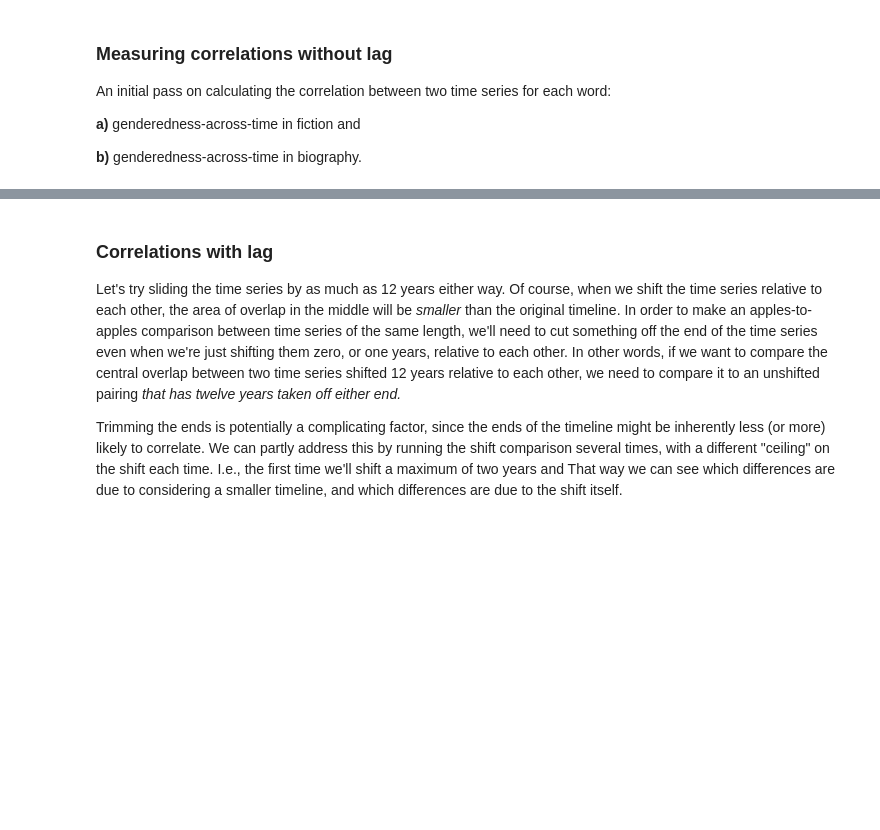
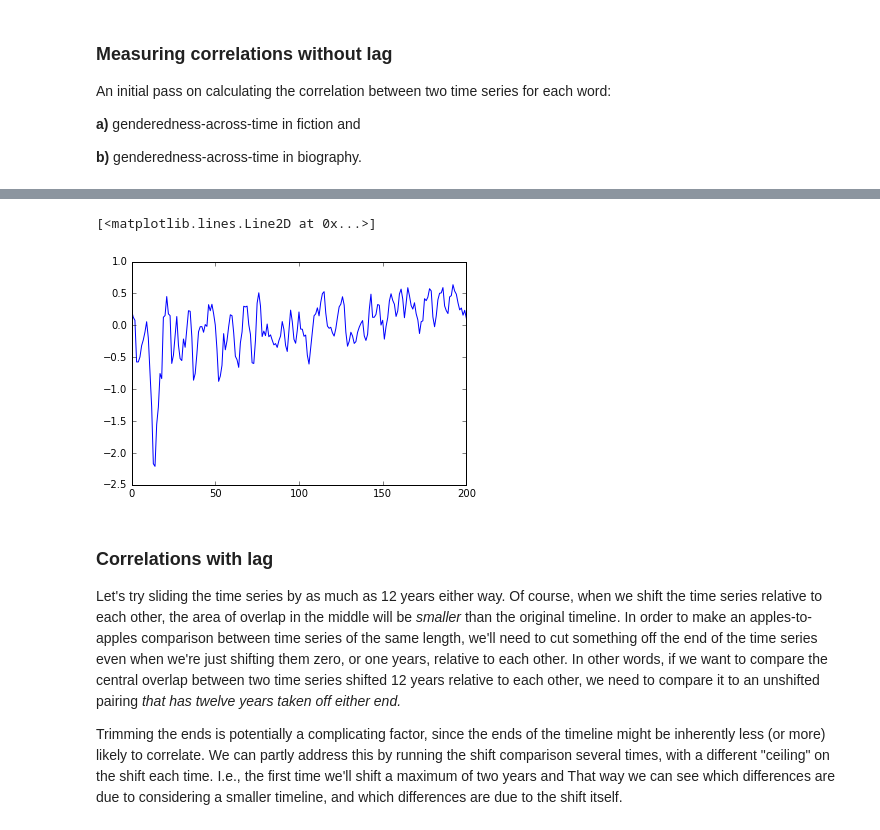
Before and after one commit to tedunderwood/biographies, a Jupyter notebook: code/timeseries_lag_balanced.ipynb, the cells around one changed output, grey strips where cells are left out. Cells and saved outputs as stored; diff of their text form; code cells hidden in the pictures; blank space fills up the shorter version.

```diff
--- a/code/timeseries_lag_balanced.ipynb
+++ b/code/timeseries_lag_balanced.ipynb
@@ -130,0 +134,32 @@ Faint but nontrivial correlation.
+# %%
+## What happens if we smooth a bit?
+
+r_list = []
+significant = 0
+
+def smoothed(sequence):
+    smoothversion = []
+    for i in range(len(sequence)):
+        toaverage = []
+        toaverage.append(sequence[i])
+        if i > 0:
+            toaverage.append(sequence[i-1])
+        if i < (len(sequence) - 1):
+            toaverage.append(sequence[i + 1])
+        smoothversion.append(sum(toaverage) / len(toaverage))
+    return smoothversion
+
+for w in shared_list:
+
+    r, p = pearsonr(smoothed(fic_subset[w]), smoothed(bio_subset[w]))
+    r_list.append(r)
+    if (p / 2) < 0.05 and r > 0:
+        significant += 1
+    # The scipy function reports a two-tailed p-value
+    # But we are clearly expecting positive correlations
+    # and wouldn't consider negative ones as significant.
+    # So I'm dividing p by 2 to convert to a one-tailed test.
+
+print(significant)
+print(fisher_average(r_list))
+np.median(r_list)
@@ -131,3 +174,8 @@ Faint but nontrivial correlation.
+# %%
+plt.plot(smoothed(bio_subset['house']))
+# %% [output]
+[<matplotlib.lines.Line2D at 0x...>]
+[figure, added]
 # %% [markdown]
 ### Correlations with lag
 
```
Also changed, not shown: parts of 43 cells of this notebook.
